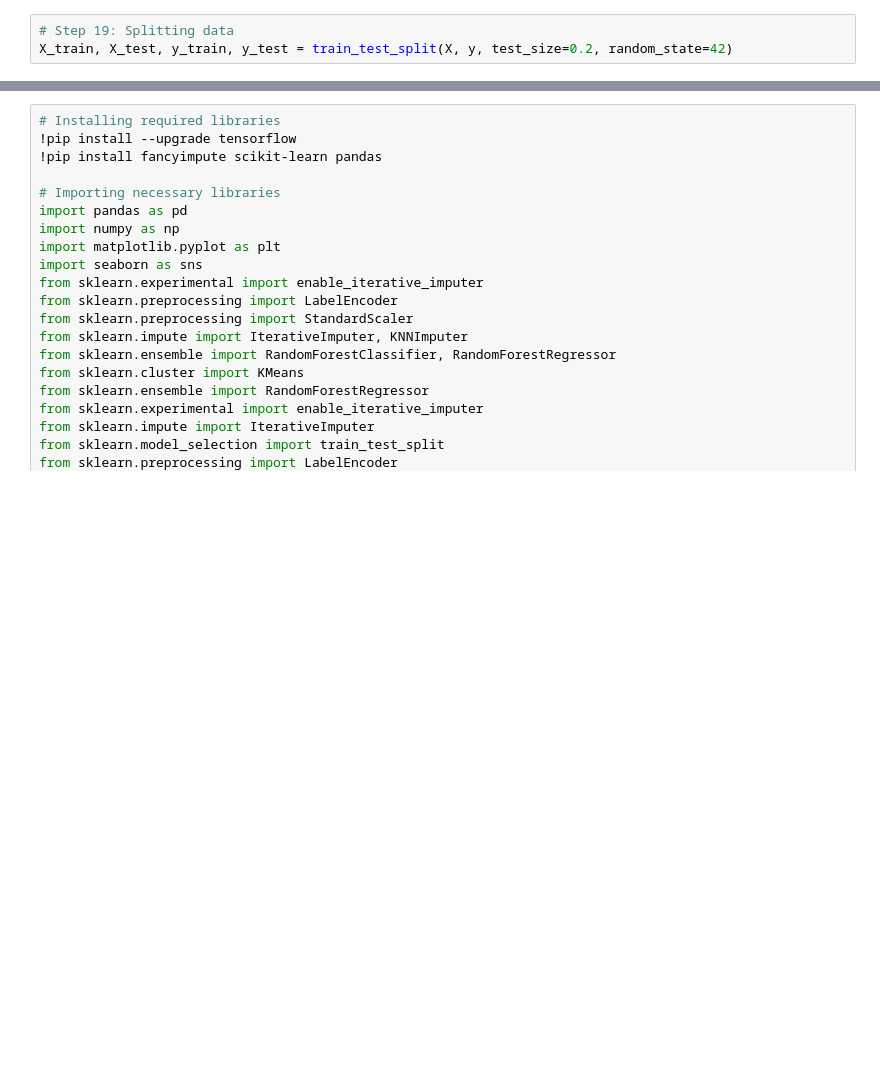
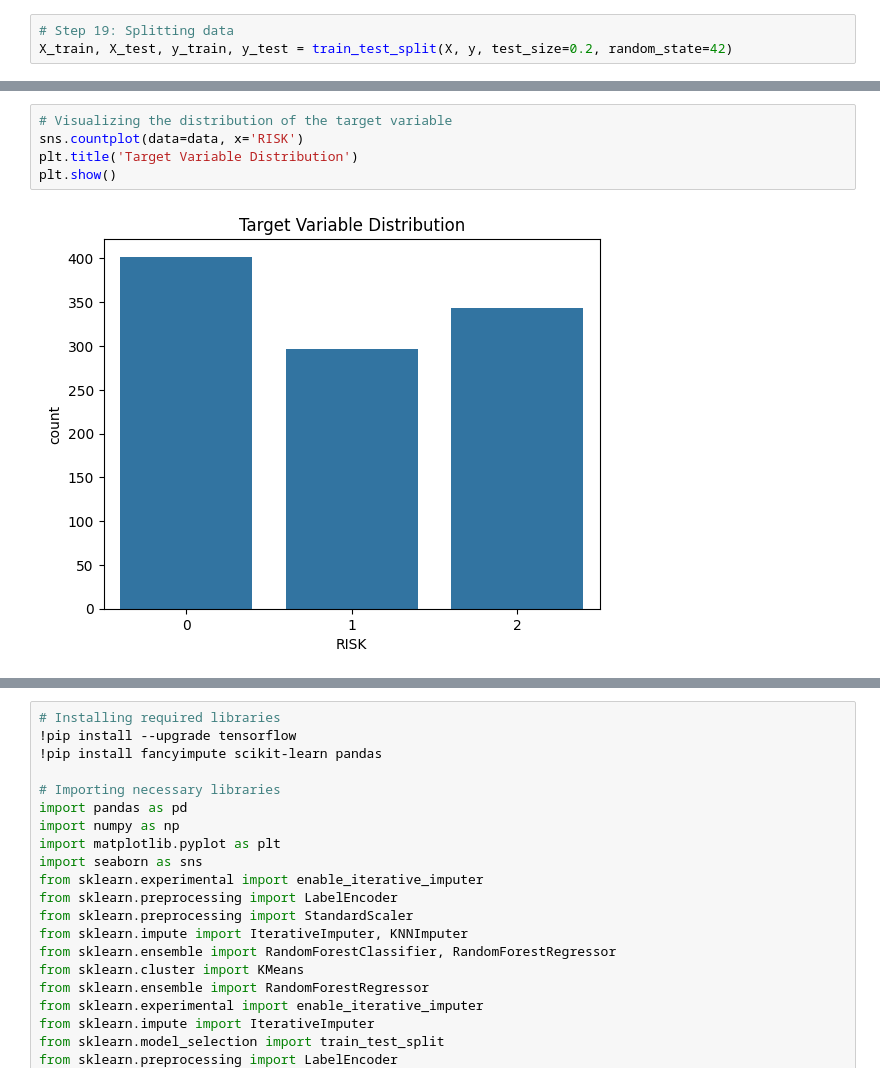
Before and after one commit to ShabnaIlmi/Data-Science-Group-Project, a Jupyter notebook: CCRPM_Preprocessing.ipynb, the cells around one changed output, grey strips where cells are left out. Drawn from its saved outputs; the diff is of its cells as text; blank space fills up the shorter version.

```diff
--- a/CCRPM_Preprocessing.ipynb
+++ b/CCRPM_Preprocessing.ipynb
@@ -894,0 +927,7 @@ X_train, X_test, y_train, y_test = train_test_split(X, y, test_size=0.2, random_
+# %%
+# Visualizing the distribution of the target variable
+sns.countplot(data=data, x='RISK')
+plt.title('Target Variable Distribution')
+plt.show()
+# %% [output]
+[figure, added]
```
Also changed, not shown: parts of 22 cells of this notebook.
